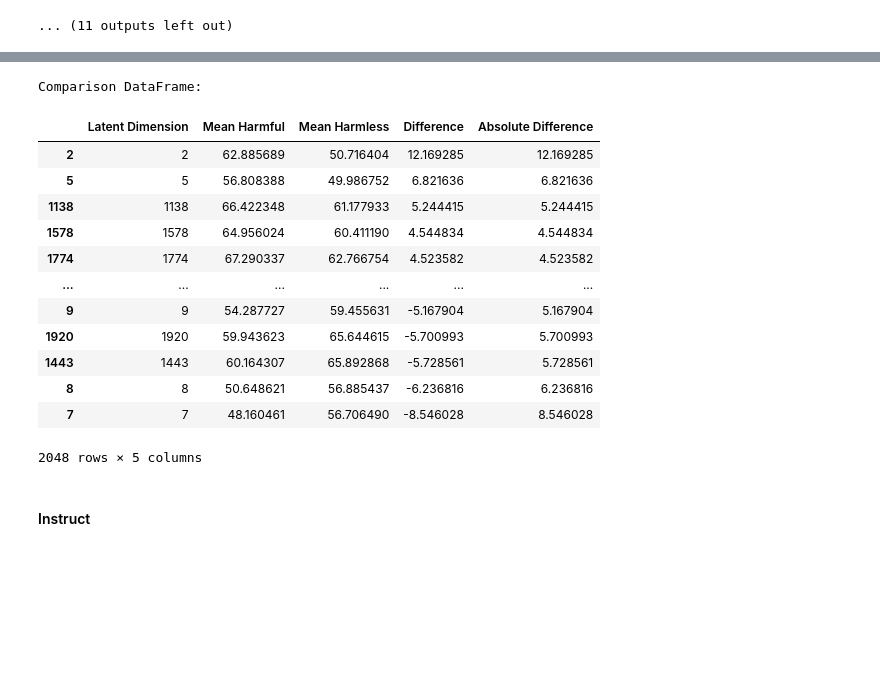
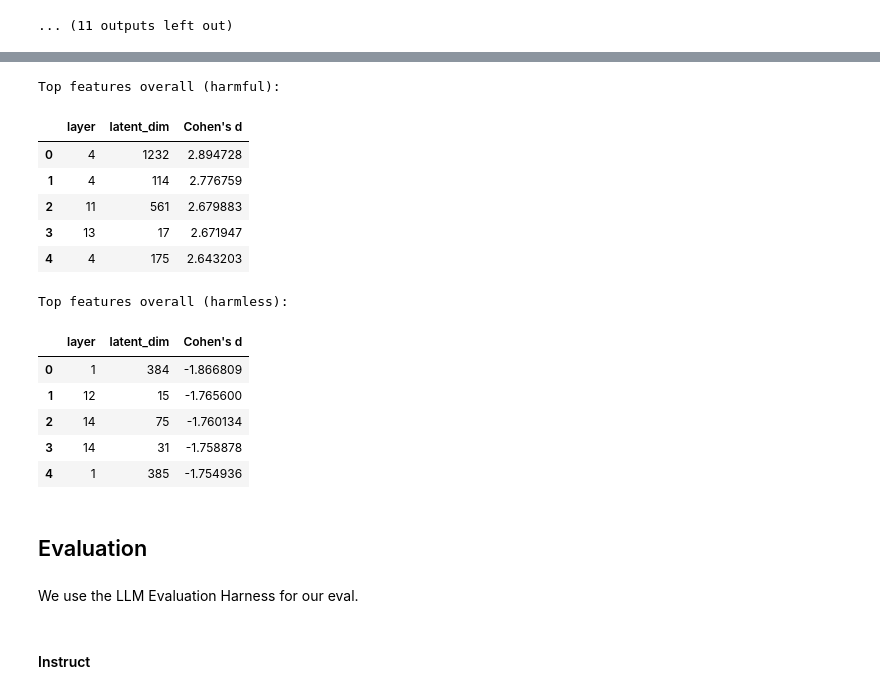
Before and after one commit to MisterXY89/sae-refusal-eval, a Jupyter notebook: src/SAE-refusal-direction.ipynb, the cells around one changed output, grey strips where cells are left out. Saved outputs shown, nothing was run; the diff lists cells and outputs as text; code cells hidden in the pictures; blank space fills up the shorter version.

Commit message:
eval updates

```diff
--- a/src/SAE-refusal-direction.ipynb
+++ b/src/SAE-refusal-direction.ipynb
@@ -169,0 +174,5 @@ dataset = [
+# %%
+dataset = (
+    [{"prompt": p, "label": 0} for p in harmless_inst_train[:N_INST_TRAIN]] +
+    [{"prompt": p, "label": 1} for p in harmful_inst_train[:N_INST_TRAIN]]
+)
@@ -216,9 +237,9 @@ def compute_stats_for_layer(layer: int):
     return layer, stats
 # %%
 # parallelize across layers
-results = {}
-with ThreadPoolExecutor(max_workers=len(layers)) as exe:
-    futures = [exe.submit(compute_stats_for_layer, layer) for layer in layers]
-    for future in as_completed(futures):
-        layer, stats = future.result()
-        results[layer] = stats
+# results = {}
+# with ThreadPoolExecutor(max_workers=len(layers)) as exe:
+#     futures = [exe.submit(compute_stats_for_layer, layer) for layer in layers]
+#     for future in as_completed(futures):
+#         layer, stats = future.result()
+#         results[layer] = stats
@@ -242,0 +246,5 @@ with ThreadPoolExecutor(max_workers=len(layers)) as exe:
+# %%
+results = {}
+for layer in layers:
+    layer, stats = compute_stats_for_layer(layer)   # runs model(**inputs) safely, one at a time
+    results[layer] = stats
@@ -272,24 +274,0 @@ Cohen's d values per latent dimension (effect size):
-# %%
-comparison_df = sparsify_utils.build_comparison_df(
-    stats["mean_harmful"],
-    stats["mean_harmless"],
-    stats["diff"]
-)
-comparison_df.sort_values(by="Difference", ascending=False, inplace=True)
-print("Comparison DataFrame:")
-display(comparison_df)
-# %% [output]
-Comparison DataFrame:
-|  | Latent Dimension | Mean Harmful | Mean Harmless | Difference | Absolute Difference |
-| 2 | 2 | 62.885689 | 50.716404 | 12.169285 | 12.169285 |
-| 5 | 5 | 56.808388 | 49.986752 | 6.821636 | 6.821636 |
-| 1138 | 1138 | 66.422348 | 61.177933 | 5.244415 | 5.244415 |
-| 1578 | 1578 | 64.956024 | 60.411190 | 4.544834 | 4.544834 |
-| 1774 | 1774 | 67.290337 | 62.766754 | 4.523582 | 4.523582 |
-| ... | ... | ... | ... | ... | ... |
-| 9 | 9 | 54.287727 | 59.455631 | -5.167904 | 5.167904 |
-| 1920 | 1920 | 59.943623 | 65.644615 | -5.700993 | 5.700993 |
-| 1443 | 1443 | 60.164307 | 65.892868 | -5.728561 | 5.728561 |
-| 8 | 8 | 50.648621 | 56.885437 | -6.236816 | 6.236816 |
-| 7 | 7 | 48.160461 | 56.706490 | -8.546028 | 8.546028 |
-2048 rows × 5 columns
@@ -295,0 +343,30 @@ Comparison DataFrame:
+# %%
+feature_summary = sparsify_utils.identify_top_features(
+    results,
+    layers=list(range(0, 23)),
+    N=5
+)
+# %%
+print("Top features overall (harmful):")
+display(feature_summary["top_harmful"])
+print("Top features overall (harmless):")
+display(feature_summary["top_harmless"])
+# %% [output]
+Top features overall (harmful):
+|  | layer | latent_dim | Cohen's d |
+| 0 | 4 | 1232 | 2.894728 |
+| 1 | 4 | 114 | 2.776759 |
+| 2 | 11 | 561 | 2.679883 |
+| 3 | 13 | 17 | 2.671947 |
+| 4 | 4 | 175 | 2.643203 |
+Top features overall (harmless):
+|  | layer | latent_dim | Cohen's d |
+| 0 | 1 | 384 | -1.866809 |
+| 1 | 12 | 15 | -1.765600 |
+| 2 | 14 | 75 | -1.760134 |
+| 3 | 14 | 31 | -1.758878 |
+| 4 | 1 | 385 | -1.754936 |
+# %% [markdown]
+## Evaluation
+# %% [markdown]
+We use the LLM Evaluation Harness for our eval.
```
Also changed, not shown: parts of 16 cells of this notebook, 4 other files.
